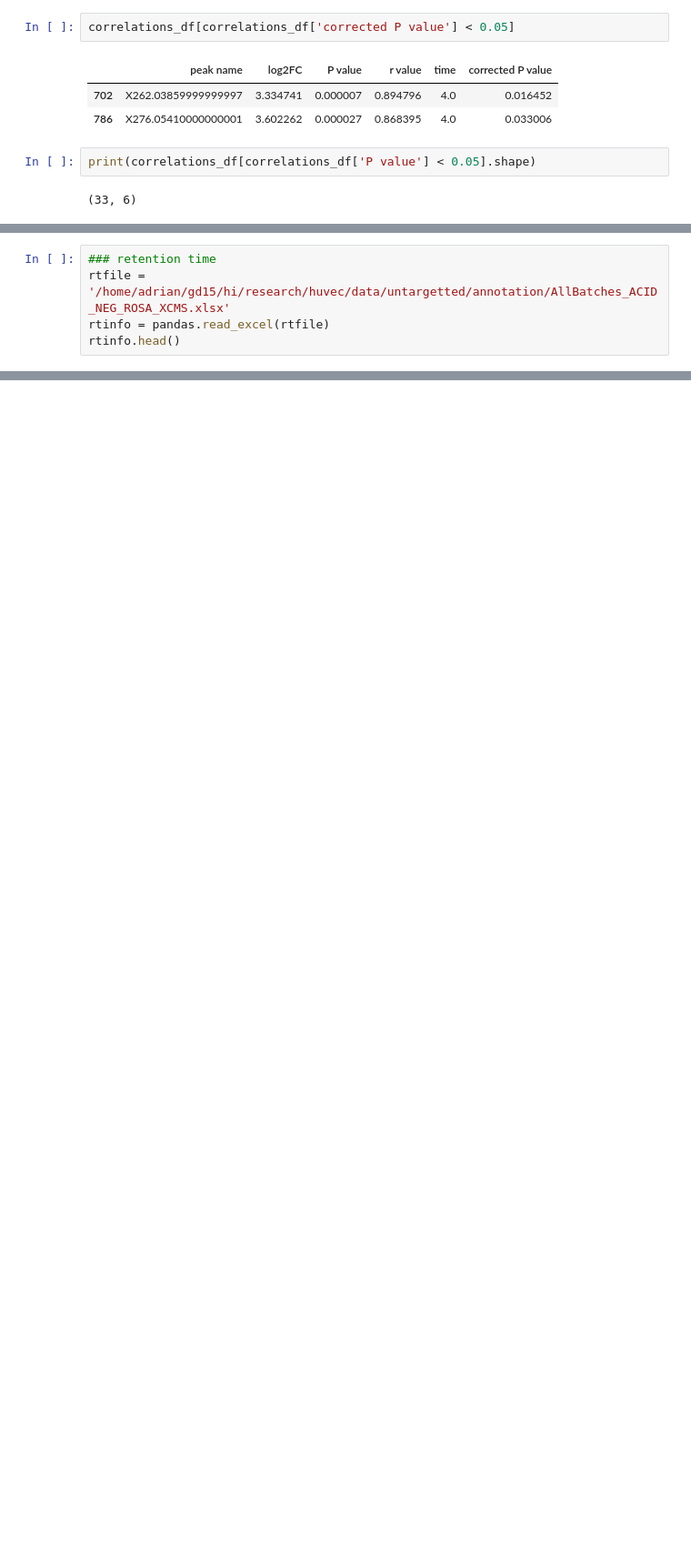
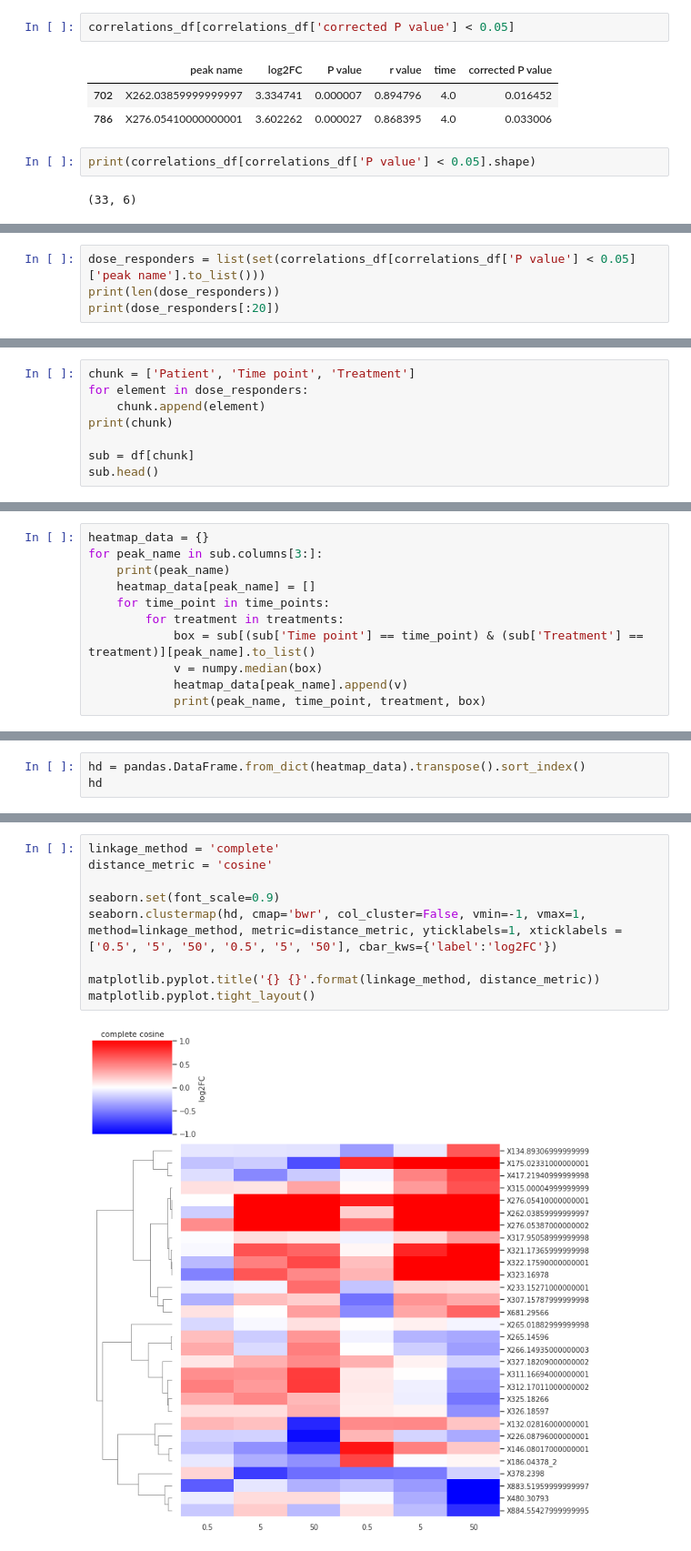
Before and after one commit to adelomana/HUVECs, a Jupyter notebook: Fig.4.untargeted/patient-specific/patient_specific_dose_responders.ipynb, the cells around one changed output, grey strips where cells are left out. Shown at 91% size. Cells and saved outputs as stored; diff of their text form; blank space fills up the shorter version.

```diff
--- a/Fig.4.untargeted/patient-specific/patient_specific_dose_responders.ipynb
+++ b/Fig.4.untargeted/patient-specific/patient_specific_dose_responders.ipynb
@@ -207,5 +214,4 @@ print(correlations_df[correlations_df['P value'] < 0.05].shape)
 # %%
-### retention time
-rtfile = '/home/adrian/gd15/hi/research/huvec/data/untargetted/annotation/AllBatches_ACID_NEG_ROSA_XCMS.xlsx'
-rtinfo = pandas.read_excel(rtfile)
-rtinfo.head()
+dose_responders = list(set(correlations_df[correlations_df['P value'] < 0.05]['peak name'].to_list()))
+print(len(dose_responders))
+print(dose_responders[:20])
@@ -211,0 +221,8 @@ rtinfo.head()
+# %%
+chunk = ['Patient', 'Time point', 'Treatment']
+for element in dose_responders:
+    chunk.append(element)
+print(chunk)
+
+sub = df[chunk]
+sub.head()
@@ -211,0 +238,11 @@ rtinfo.head()
+# %%
+heatmap_data = {}
+for peak_name in sub.columns[3:]:
+    print(peak_name)
+    heatmap_data[peak_name] = []
+    for time_point in time_points:
+        for treatment in treatments:
+            box = sub[(sub['Time point'] == time_point) & (sub['Treatment'] == treatment)][peak_name].to_list()
+            v = numpy.median(box)
+            heatmap_data[peak_name].append(v)
+            print(peak_name, time_point, treatment, box)
@@ -211,0 +267,3 @@ rtinfo.head()
+# %%
+hd = pandas.DataFrame.from_dict(heatmap_data).transpose().sort_index()
+hd
@@ -211,0 +288,11 @@ rtinfo.head()
+# %%
+linkage_method = 'complete'
+distance_metric = 'cosine'
+
+seaborn.set(font_scale=0.9)
+seaborn.clustermap(hd, cmap='bwr', col_cluster=False, vmin=-1, vmax=1, method=linkage_method, metric=distance_metric, yticklabels=1, xticklabels = ['0.5', '5', '50', '0.5', '5', '50'], cbar_kws={'label':'log2FC'})
+
+matplotlib.pyplot.title('{} {}'.format(linkage_method, distance_metric))
+matplotlib.pyplot.tight_layout()
+# %% [output]
+[figure, added]
```
Also changed, not shown: parts of 9 cells of this notebook.
